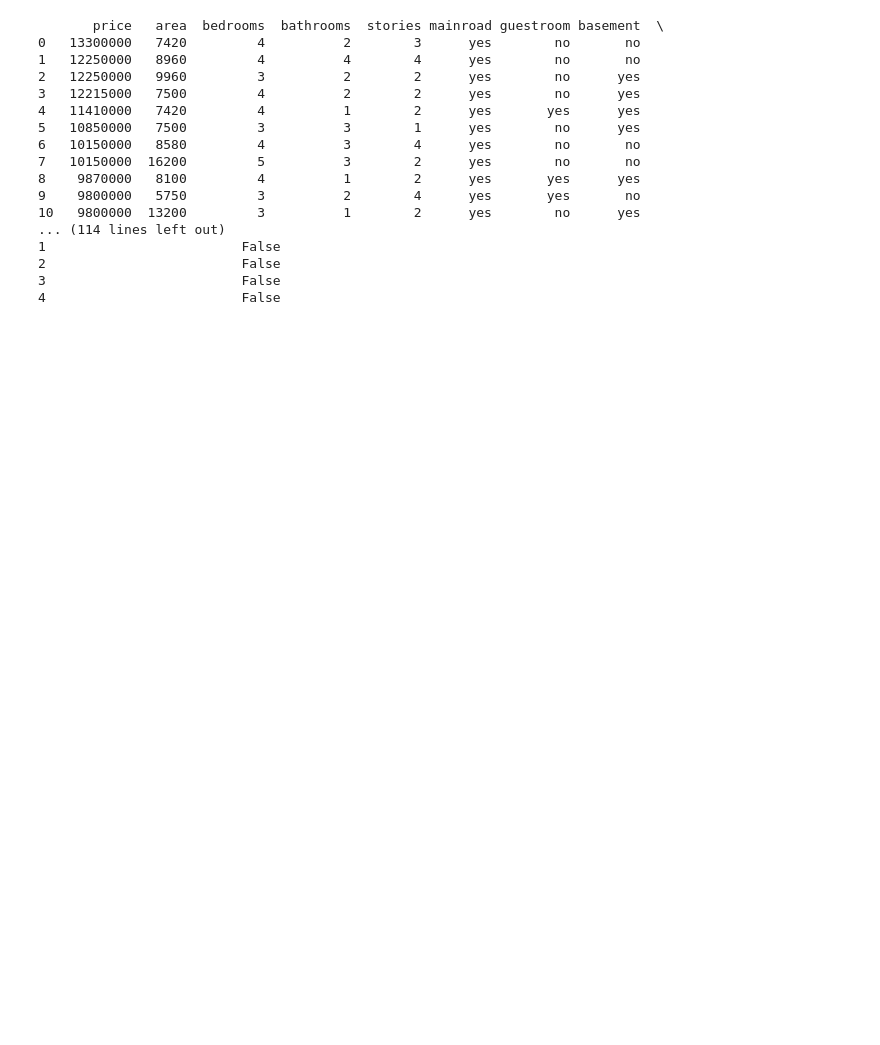
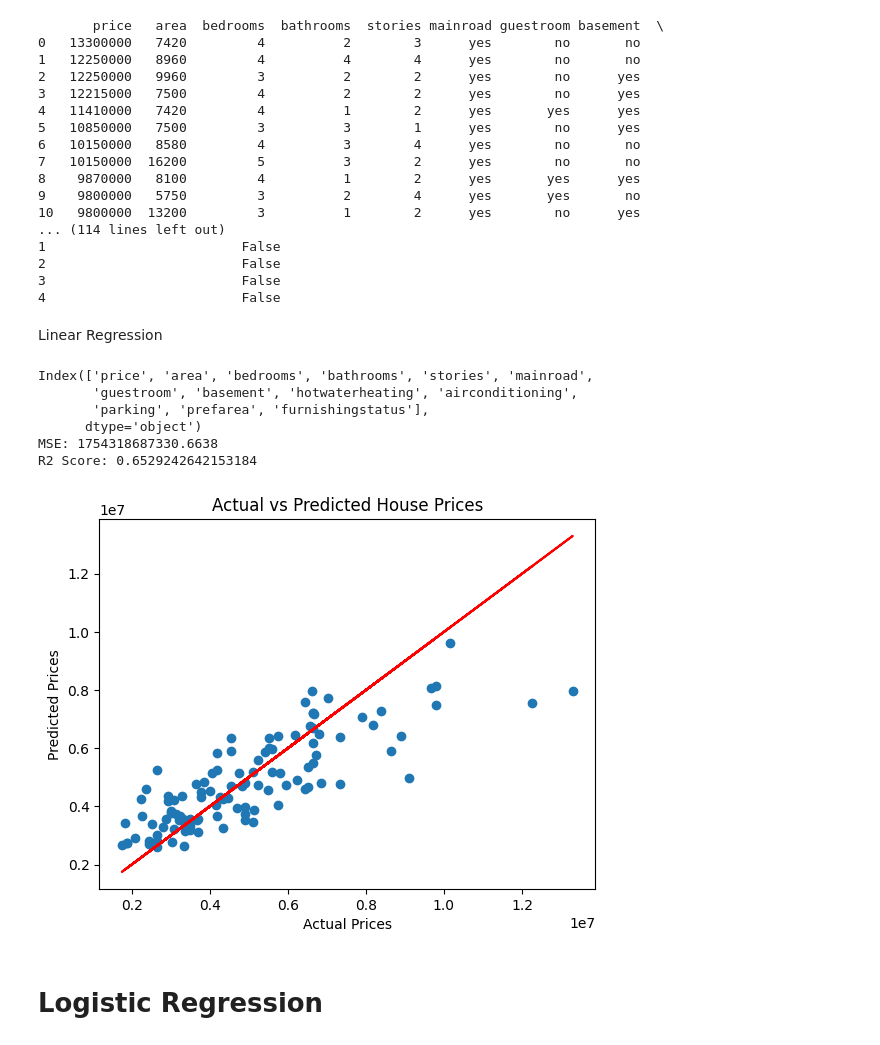
Before and after one commit to KunjalGarg27/Machine-Learning, a Jupyter notebook: ML_EDA_and_Linear_Regression.ipynb, the cells around one changed output. Cells and saved outputs as stored; diff of their text form; code cells hidden in the pictures; blank space fills up the shorter version.

```diff
--- a/ML_EDA_and_Linear_Regression.ipynb
+++ b/ML_EDA_and_Linear_Regression.ipynb
@@ -313,3 +313,53 @@ print(df.head())
 2                         False
 3                         False
 4                         False
+# %% [markdown]
+Linear Regression
+# %%
+import pandas as pd
+from sklearn.model_selection import train_test_split
+from sklearn.linear_model import LinearRegression
+from sklearn.metrics import mean_squared_error, r2_score
+
+df = pd.read_csv('houseprice.csv')
+
+print(df.columns)
+
+X = df.drop('price', axis=1)
+y = df['price']
+
+X = pd.get_dummies(X, drop_first=True)
+
+X_train, X_test, y_train, y_test = train_test_split(X, y, test_size=0.2, random_state=42)
+
+model = LinearRegression()
+model.fit(X_train, y_train)
+
+y_pred = model.predict(X_test)
+
+print("MSE:", mean_squared_error(y_test, y_pred))
+print("R2 Score:", r2_score(y_test, y_pred))
+
+import matplotlib.pyplot as plt
+
+# Scatter plot (Actual vs Predicted)
+plt.scatter(y_test, y_pred)
+
+# Line (perfect prediction line)
+plt.plot(y_test, y_test, color='red')
+
+plt.xlabel("Actual Prices")
+plt.ylabel("Predicted Prices")
+plt.title("Actual vs Predicted House Prices")
+
+plt.show()
+# %% [output]
+Index(['price', 'area', 'bedrooms', 'bathrooms', 'stories', 'mainroad',
+       'guestroom', 'basement', 'hotwaterheating', 'airconditioning',
+       'parking', 'prefarea', 'furnishingstatus'],
+      dtype='object')
+MSE: 1754318687330.6638
+R2 Score: 0.6529242642153184
+[figure, added]
+# %% [markdown]
+# Logistic Regression
```
Also changed, not shown: parts of 6 cells of this notebook.
